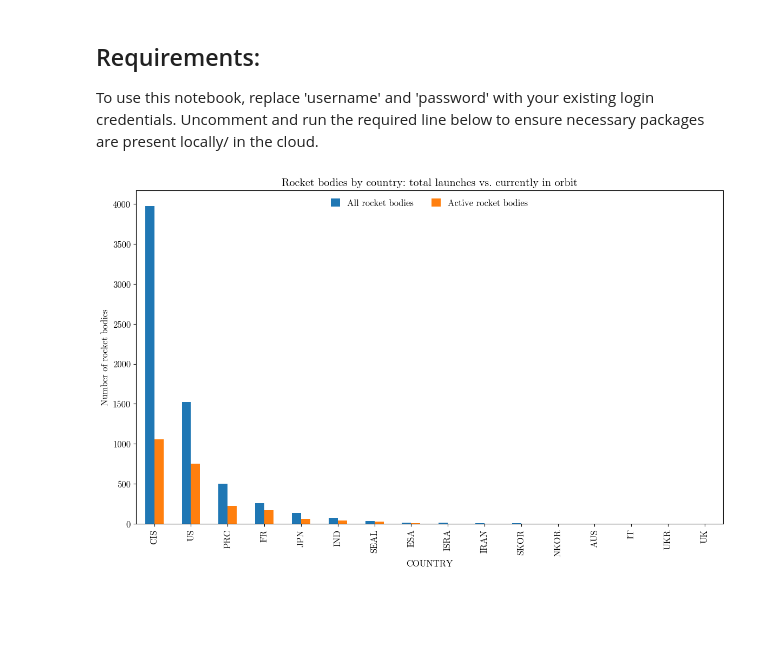
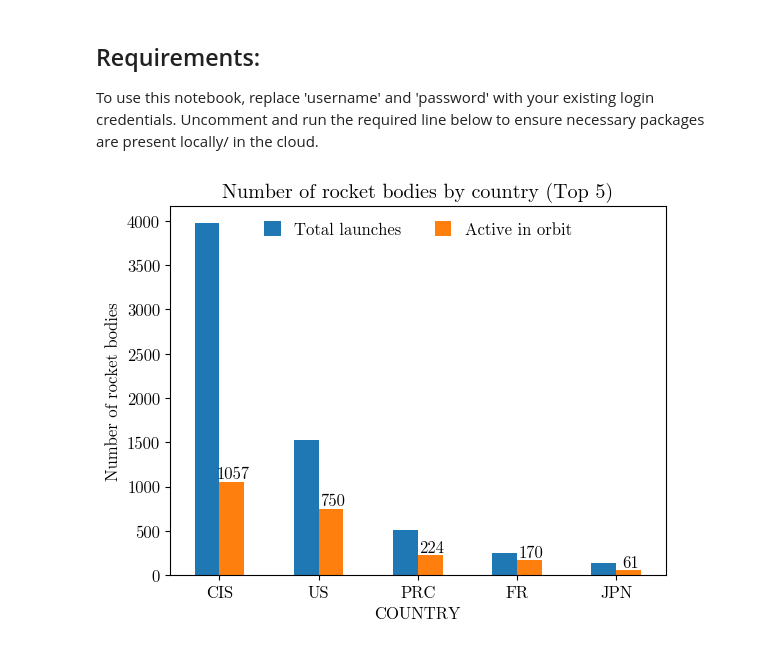
Before and after one commit to spaceprotocol-org/space-data, a Jupyter notebook: analysis/00_2023-12-22_rocket-body.ipynb, the cells around one changed output. Saved outputs shown, nothing was run; the diff lists cells and outputs as text; code cells hidden in the pictures; blank space fills up the shorter version.

```diff
--- a/analysis/00_2023-12-22_rocket-body.ipynb
+++ b/analysis/00_2023-12-22_rocket-body.ipynb
@@ -43,46 +43,54 @@ with requests.Session() as session:
     postCheck = session.post(uriBase + requestLogin, data = siteCred)
     if postCheck.status_code != 200:
         raise HandleError('POST')
 
     # Request for ROCKET BODY data where LAUNCH != null
     response1 = session.get(uriBase + requestQuery + rocketBody + predicate1 + orderBy)
     if response1.status_code != 200:
         raise HandleError('GET')
 
     data1 = response1.text
 
     dataFrame1 = pd.read_json(io.StringIO(data1))
 
     """
     Using any available fonts is permissible for the plots,
     but I chose CMU Serif for aesthetic reasons.
     For Ubuntu, you can install the font package fonts-cmu
     (using sudo apt install fonts-cmu), which contains the fonts.
     """
     # plt.rcParams['font.family'] = "CMU Serif"
     # plt.rcParams['font.size'] = 12
 
-    # Plots the total and active rocket bodies by country
-    (dataFrame1.groupby(['COUNTRY', dataFrame1['DECAY'].isnull()])['COUNTRY']
-    .value_counts()
-    .unstack()
-    .assign(Total = lambda x: x.sum(axis = 1))
-    .sort_values(by = 'Total', ascending = False)
-    [['Total', True]]
-    .plot.bar(ax = plt.gca(), figsize = (14, 8))
-    )
+    resultDF = (dataFrame1.groupby(['COUNTRY', dataFrame1['DECAY'].isnull()])['COUNTRY']
+              .value_counts()
+              .unstack()
+              .assign(Total = lambda x: x.sum(axis = 1))
+              .sort_values(by = 'Total', ascending = False)
+              .head(5)
+              [['Total', True]])
 
+    ax = resultDF.plot.bar()
+
+    for i, (total, active) in enumerate(zip(resultDF['Total'], resultDF[True])):
+        if not pd.isnull(active):
+            ax.annotate(str(int(active)), (i, active), ha = 'center', va = 'bottom',
+                        xytext = (10, 0), textcoords = "offset points")
+
+    plt.xticks(rotation = 0)
     plt.xlabel('COUNTRY')
     plt.ylabel("Number of rocket bodies")
-    plt.title("Rocket bodies by country: total launches vs. currently in orbit")
+    plt.title("Number of rocket bodies by country (Top 5)")
 
-    legendLabels = ["All rocket bodies", "Active rocket bodies"]
+    legendLabels = ["Total launches", "Active in orbit"]
     plt.legend(legendLabels, loc = "upper center",
-               ncols = 2,
-               handlelength = 1,
-               handleheight = 1,
-               frameon = False)
+            ncols = 2,
+            handlelength = 1,
+            handleheight = 1,
+            frameon = False)
+
+    plt.show()
 
 session.close()
 # %% [output]
-[figure, old version]
+[figure, new version]
```
Also changed, not shown: 5 other files.
